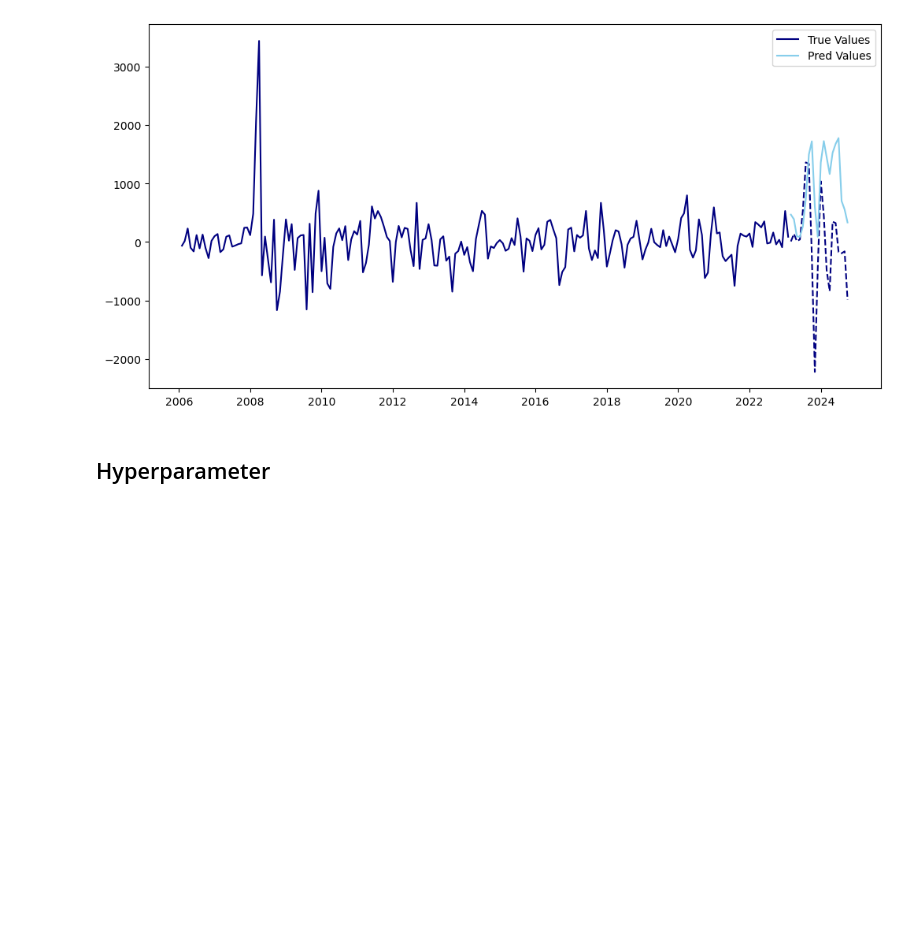
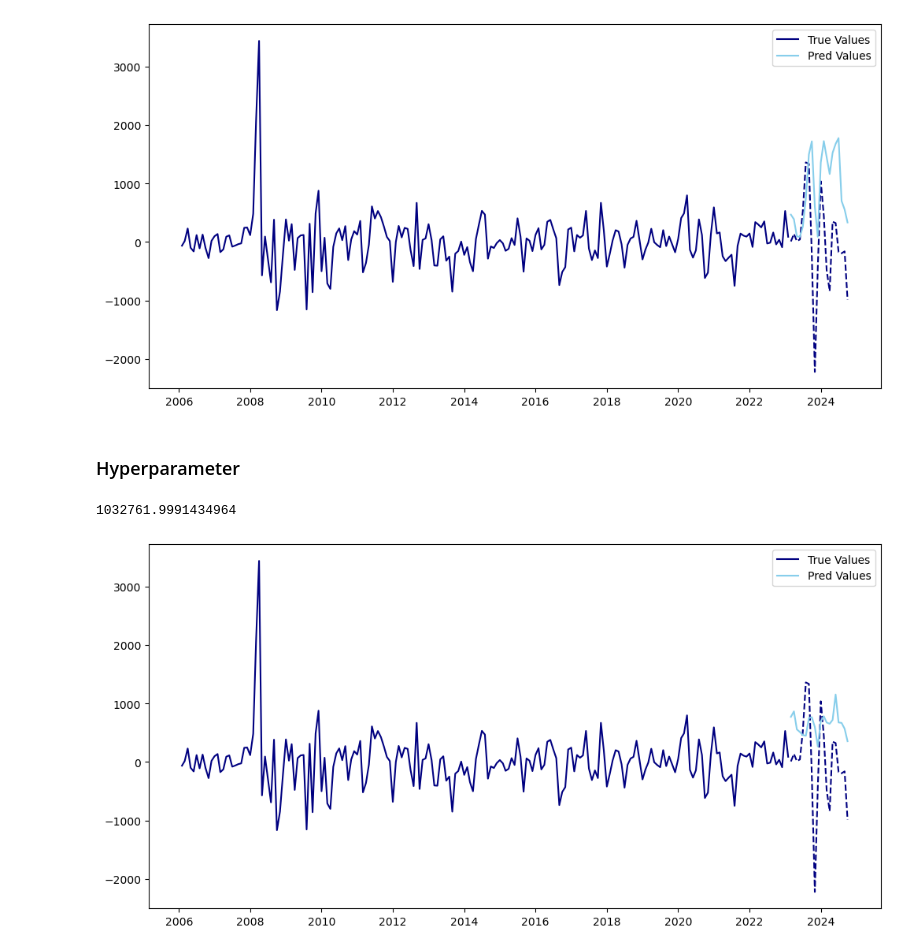
Before and after one commit to ArkiraW/capstone_project, a Jupyter notebook: code/02_model.ipynb, the cells around one changed output. Cells and saved outputs as stored; diff of their text form; code cells hidden in the pictures; blank space fills up the shorter version.

```diff
--- a/code/02_model.ipynb
+++ b/code/02_model.ipynb
@@ -192,5 +183,5 @@ plt.legend()
 plt.show()
 # %% [output]
 [figure]
-# %% [markdown]
-## Hyperparameter
+# %% [markdown]
+### Hyperparameter
@@ -196,0 +220,30 @@ plt.show()
+# %%
+# Fit an ARIMA model with exogenous variables (also called ARIMAX)
+model_2 = ARIMA(
+    y_train,           # Dependent variable (nonglu_price)
+    exog=X_train,      # External variables
+    order=(0, 0, 1),   # ARIMA parameters: (p=2, d=1, q=2)
+    freq = 'MS'        # Monthly data
+).fit()
+# %%
+# Generate predictions on the test set
+preds_2 = model_2.predict(
+   start=X_test.index[0],    # Start forecasting from first test observation
+   end=X_test.index[-1],     # Continue until last test observation
+   exog=X_test)
+# %%
+# Evaluate the model_2
+model_2_mse = mean_squared_error(y_test, preds_2)
+model_2_mse
+# %% [output]
+1032761.9991434964
+# %%
+# Plot
+plt.figure(figsize=(12, 6))
+plt.plot(y_train, c='navy', label='True Values')
+plt.plot(y_test, c='navy', linestyle='dashed')
+plt.plot(preds_2, c='skyblue', label='Pred Values')
+plt.legend()
+plt.show()
+# %% [output]
+[figure, added]
```
Also changed, not shown: parts of 10 cells of this notebook, 1 other file.
